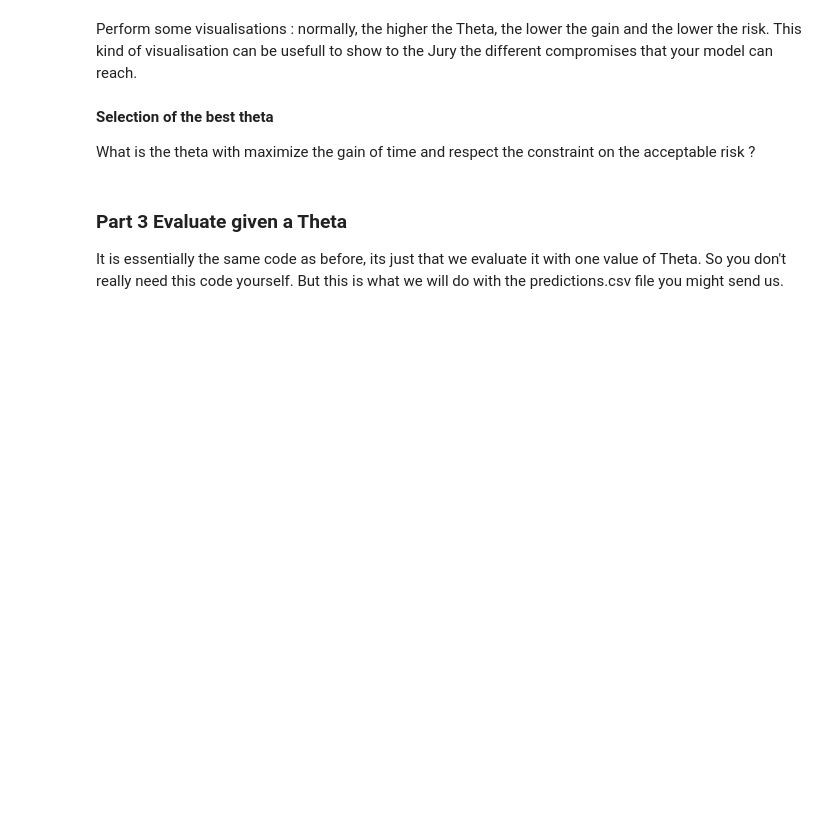
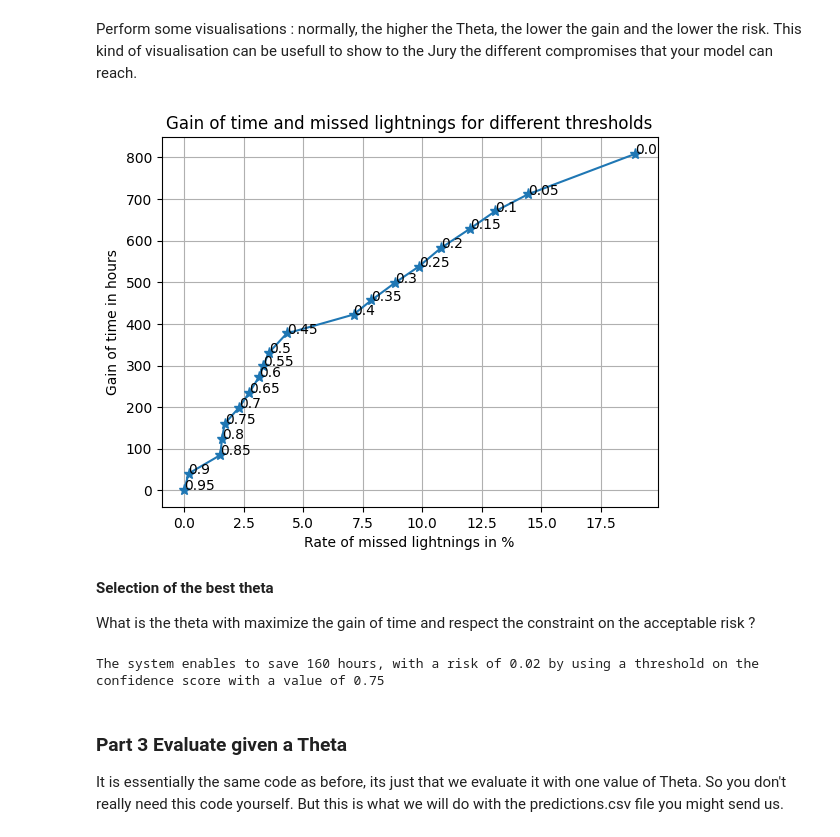
Before and after one commit to OELENSIMAG/databattle2026, a Jupyter notebook: data/dataset_test/Evaluation_databattle_meteorage.ipynb, the cells around one changed output. Drawn from its saved outputs; the diff is of its cells as text; code cells hidden in the pictures; blank space fills up the shorter version.

Commit message:
fix evaluationg on eval set

```diff
--- a/data/dataset_test/Evaluation_databattle_meteorage.ipynb
+++ b/data/dataset_test/Evaluation_databattle_meteorage.ipynb
@@ -118,7 +118,7 @@ MAX_GAP_MINUTES = 30
 
 
 # here replace with your own file
-input_file = "/home/paul/programmation/iapau/databattle2026/databattle2026/data_train_databattle2026_v1/segment_alerts_all_airports_train.csv"
+input_file = "./segment_alerts_all_airports_eval.csv"
 df = pd.read_csv(input_file)
 
 
@@ -127,12 +127,12 @@ n_samples = 20
 thetas = [i/n_samples for i in range(n_samples)]
 
 # min distance at which we consider a lightning is really dangerous for the airport
-min_dist = 3
+min_dist = 5
 # total number of dangerous lightning
 tot_lightnings = len(df.loc[df.dist<min_dist])
 
 # read prediction file and convert to timestampts
-predictions = pd.read_csv('predictions.csv')
+predictions = pd.read_csv('our_predictions.csv')
 predictions.predicted_date_end_alert = pd.to_datetime(predictions.predicted_date_end_alert)
 
 # group by alerts
@@ -156,13 +156,17 @@ Perform some visualisations : normally, the higher the Theta, the lower the gain
 # %%
 import matplotlib.pyplot as plt
 gains = [results[theta][0]/3600 for theta in thetas]
-missed = [results[theta][1] / tot_lightnings for theta in thetas]
+missed = [results[theta][1] / tot_lightnings * 100 for theta in thetas]
 plt.plot(missed, gains, marker='*', markersize=8)
 for t,g,m in zip(thetas,gains,missed):
     plt.text(m, g, str(t))
-plt.xlabel('Number of missed lightnings')
+plt.xlabel('Rate of missed lightnings in %')
 plt.ylabel('Gain of time in hours')
 plt.title('Gain of time and missed lightnings for different thresholds')
+plt.grid()
+plt.show()
+# %% [output]
+[figure, added]
 # %% [markdown]
 
 **Selection of the best theta**
@@ -180,6 +184,8 @@ print('The system enables to save',
       'hours, with a risk of',ACCEPTABLE_RISK,
       'by using a threshold on the confidence score with a value of',
       theta)
+# %% [output]
+The system enables to save 160 hours, with a risk of 0.02 by using a threshold on the confidence score with a value of 0.75
 # %% [markdown]
 ### Part 3 Evaluate given a Theta
 
```
Also changed, not shown: parts of 3 cells of this notebook, 6 other files.
